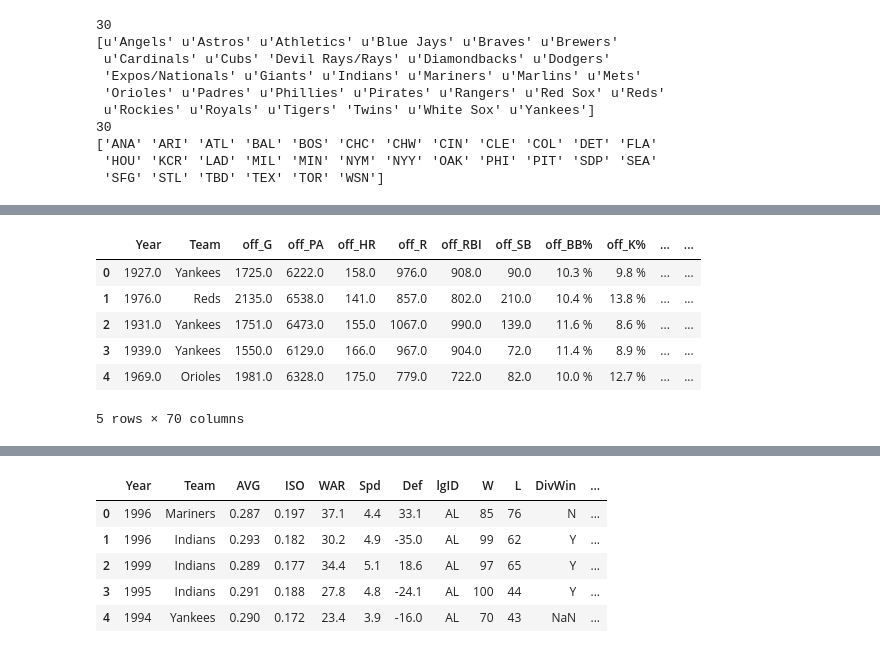
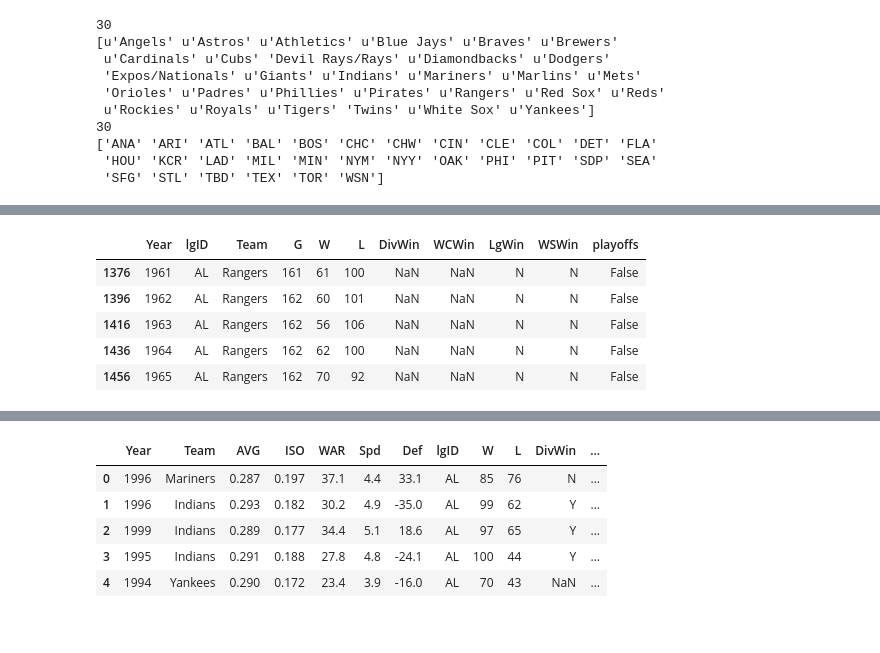
Before and after one commit to lukeremy/codex, a Jupyter notebook: baseball/Baseball data wrangle.ipynb, the cells around one changed output, grey strips where cells are left out. Saved outputs shown, nothing was run; the diff lists cells and outputs as text; code cells hidden in the pictures.

```diff
--- a/baseball/Baseball data wrangle.ipynb
+++ b/baseball/Baseball data wrangle.ipynb
@@ -294,10 +301,0 @@ all_raw = pd.merge(fg_merge, teams, how='outer', on =['Year','Team'])
-# %%
-all_raw.head()
-# %% [output]
-|  | Year | Team | off_G | off_PA | off_HR | off_R | off_RBI | off_SB | off_BB% | off_K% | ... | ... |
-| 0 | 1927.0 | Yankees | 1725.0 | 6222.0 | 158.0 | 976.0 | 908.0 | 90.0 | 10.3 % | 9.8 % | ... | ... |
-| 1 | 1976.0 | Reds | 2135.0 | 6538.0 | 141.0 | 857.0 | 802.0 | 210.0 | 10.4 % | 13.8 % | ... | ... |
-| 2 | 1931.0 | Yankees | 1751.0 | 6473.0 | 155.0 | 1067.0 | 990.0 | 139.0 | 11.6 % | 8.6 % | ... | ... |
-| 3 | 1939.0 | Yankees | 1550.0 | 6129.0 | 166.0 | 967.0 | 904.0 | 72.0 | 11.4 % | 8.9 % | ... | ... |
-| 4 | 1969.0 | Orioles | 1981.0 | 6328.0 | 175.0 | 779.0 | 722.0 | 82.0 | 10.0 % | 12.7 % | ... | ... |
-5 rows × 70 columns
@@ -303,0 +305,9 @@ all_raw.head()
+# %%
+teams[(teams['Team']=='Rangers') & (teams['Year']<1972)].head()
+# %% [output]
+|  | Year | lgID | Team | G | W | L | DivWin | WCWin | LgWin | WSWin | playoffs |
+| 1376 | 1961 | AL | Rangers | 161 | 61 | 100 | NaN | NaN | N | N | False |
+| 1396 | 1962 | AL | Rangers | 162 | 60 | 101 | NaN | NaN | N | N | False |
+| 1416 | 1963 | AL | Rangers | 162 | 56 | 106 | NaN | NaN | N | N | False |
+| 1436 | 1964 | AL | Rangers | 162 | 62 | 100 | NaN | NaN | N | N | False |
+| 1456 | 1965 | AL | Rangers | 162 | 70 | 92 | NaN | NaN | N | N | False |
```
Also changed, not shown: parts of 10 cells of this notebook, 1 other file.
